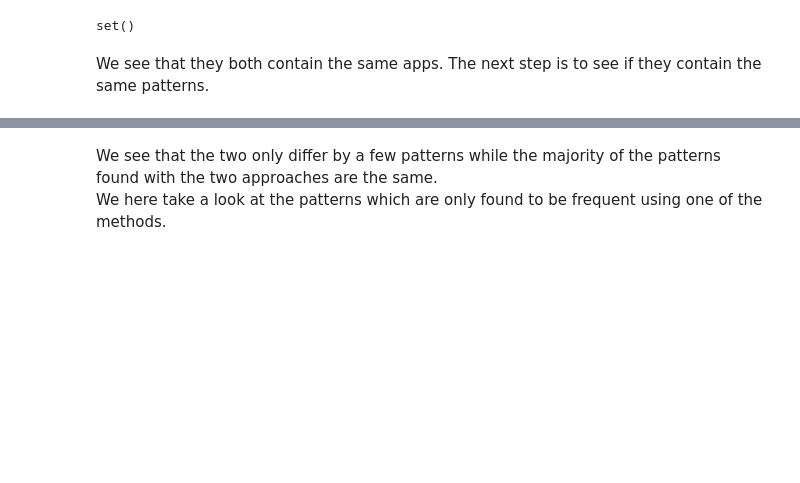
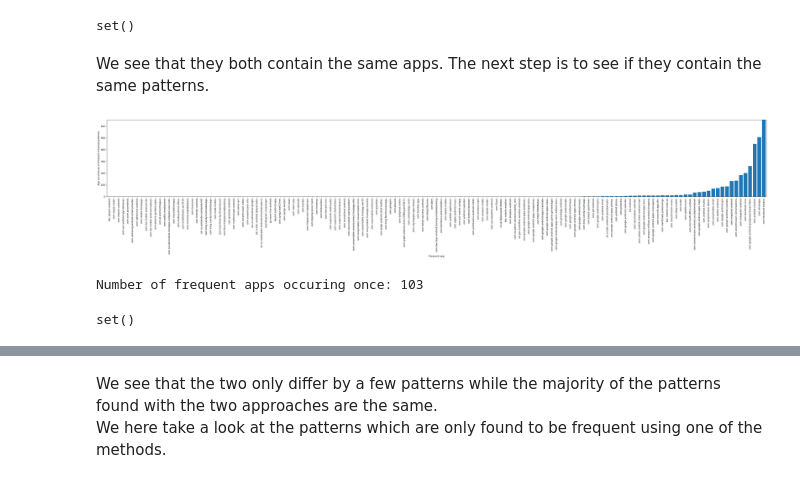
Before and after one commit to ClaraAndersen/motifs_and_competition_in_app_usage, a Jupyter notebook: Minimum_support_tuning_without_split.ipynb, the cells around one changed output, grey strips where cells are left out. Saved outputs shown, nothing was run; the diff lists cells and outputs as text; code cells hidden in the pictures; blank space fills up the shorter version.

```diff
--- a/Minimum_support_tuning_without_split.ipynb
+++ b/Minimum_support_tuning_without_split.ipynb
@@ -957,3 +957,21 @@ set(output_coverage_app_count.index)-set(output_coverage_app_count.index)
 set()
 # %% [markdown]
 We see that they both contain the same apps. The next step is to see if they contain the same patterns.
+# %%
+plt.figure(figsize=(50, 6), dpi=80)
+bins=plt.bar(output_app_count.index,output_app_count)
+plt.ylabel("App occurences in frequent maximal patterns")
+plt.xlabel("Frequent app")
+plt.xticks(rotation=90)
+plt.margins(0.001)
+plt.show()
+# %% [output]
+[figure, added]
+# %%
+print("Number of frequent apps occuring once:",output_app_count[output_app_count==1].shape[0])
+# %% [output]
+Number of frequent apps occuring once: 103
+# %%
+set(output_coverage_app_count[output_coverage_app_count==1].index)-set(output_app_count[output_app_count==1].index)
+# %% [output]
+set()
```
Also changed, not shown: parts of 57 cells of this notebook.
